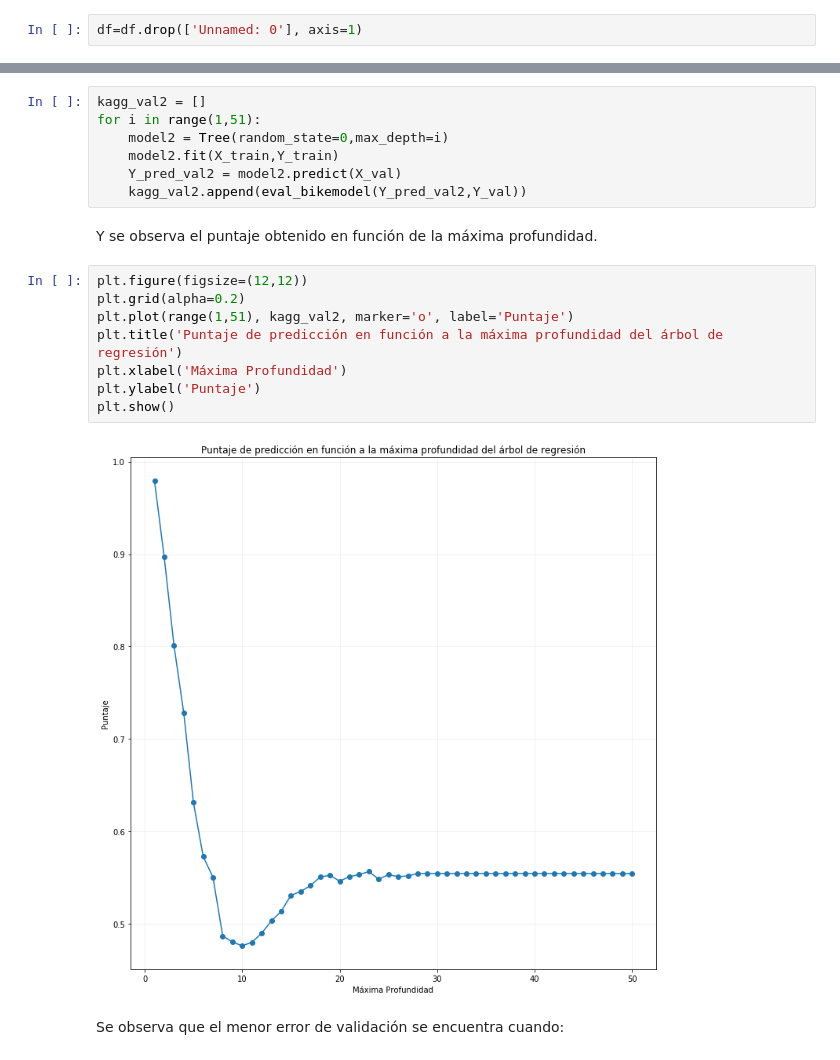
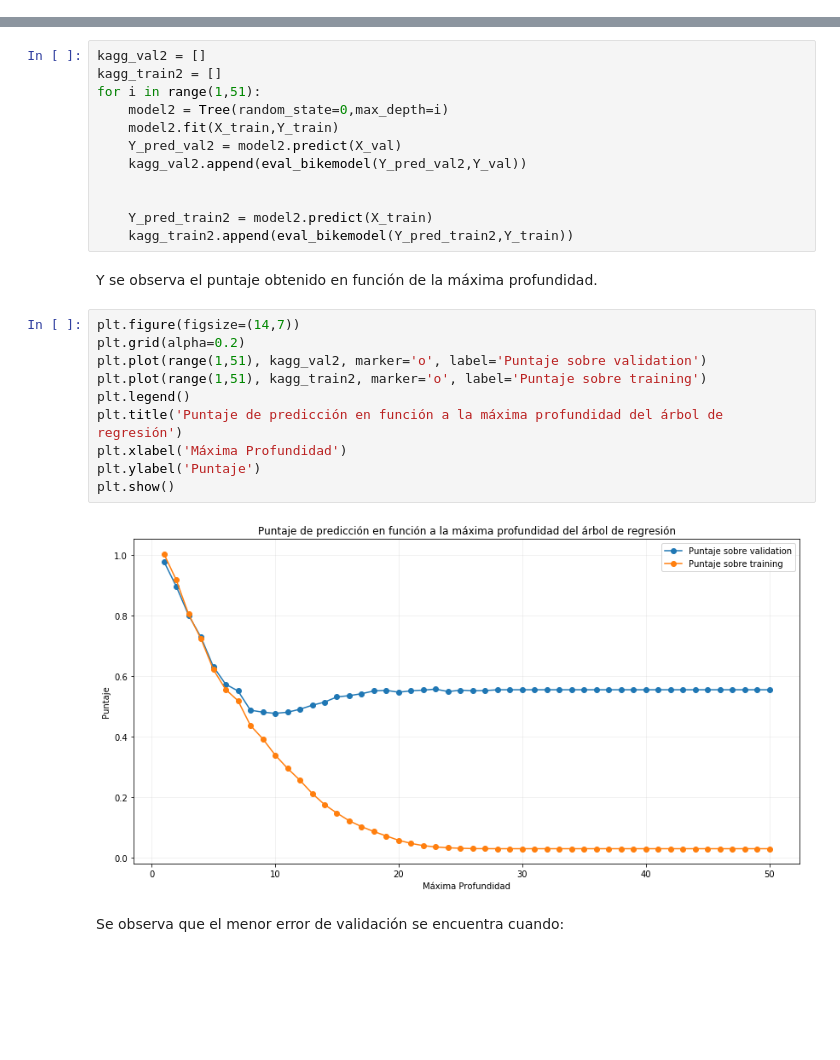
Before and after one commit to Buguemar/Tarea3ML, a Jupyter notebook: pregunta-2.ipynb, the cells around one changed output, grey strips where cells are left out. Saved outputs shown, nothing was run; the diff lists cells and outputs as text; blank space fills up the shorter version.

```diff
--- a/pregunta-2.ipynb
+++ b/pregunta-2.ipynb
@@ -74,7 +106,5 @@ max      886.000000    977.000000
 # %% [markdown]
 Antes de analizar el dataframe, se nota que existe una columna sin identificar, llamada `Unnamed: 0`. Esta corresponde al número de registro, y no cumple con entregar información relevante sobre el problema abordado, por lo que será eliminada. También, la columna `datetime` no aparece en la descripción del dataframe, ya que al ser de tipo `string`, no se le puede calcular estadísticos.
-# %%
-df=df.drop(['Unnamed: 0'], axis=1)
 # %%
 df.describe()
 # %% [output]
@@ -223,23 +342,30 @@ En efecto, el puntaje obtenido por el modelo es de 0.57, lo que es mejor que el
 La máxima profundidad se variará entre 1 y 50, mientras que se decidirá el modelo a proponer en base a su rendimiento sobre el conjunto de validación.
 # %%
 kagg_val2 = []
+kagg_train2 = []
 for i in range(1,51):
     model2 = Tree(random_state=0,max_depth=i)
     model2.fit(X_train,Y_train)
     Y_pred_val2 = model2.predict(X_val)
     kagg_val2.append(eval_bikemodel(Y_pred_val2,Y_val))
+
+
+    Y_pred_train2 = model2.predict(X_train)
+    kagg_train2.append(eval_bikemodel(Y_pred_train2,Y_train))
 # %% [markdown]
 Y se observa el puntaje obtenido en función de la máxima profundidad.
 # %%
-plt.figure(figsize=(12,12))
+plt.figure(figsize=(14,7))
 plt.grid(alpha=0.2)
-plt.plot(range(1,51), kagg_val2, marker='o', label='Puntaje')
+plt.plot(range(1,51), kagg_val2, marker='o', label='Puntaje sobre validation')
+plt.plot(range(1,51), kagg_train2, marker='o', label='Puntaje sobre training')
+plt.legend()
 plt.title('Puntaje de predicción en función a la máxima profundidad del árbol de regresión')
 plt.xlabel('Máxima Profundidad')
 plt.ylabel('Puntaje')
 plt.show()
 # %% [output]
-[figure, old version]
+[figure, new version]
 # %% [markdown]
 Se observa que el menor error de validación se encuentra cuando:
 # %%
```
Also changed, not shown: parts of 88 cells of this notebook.
